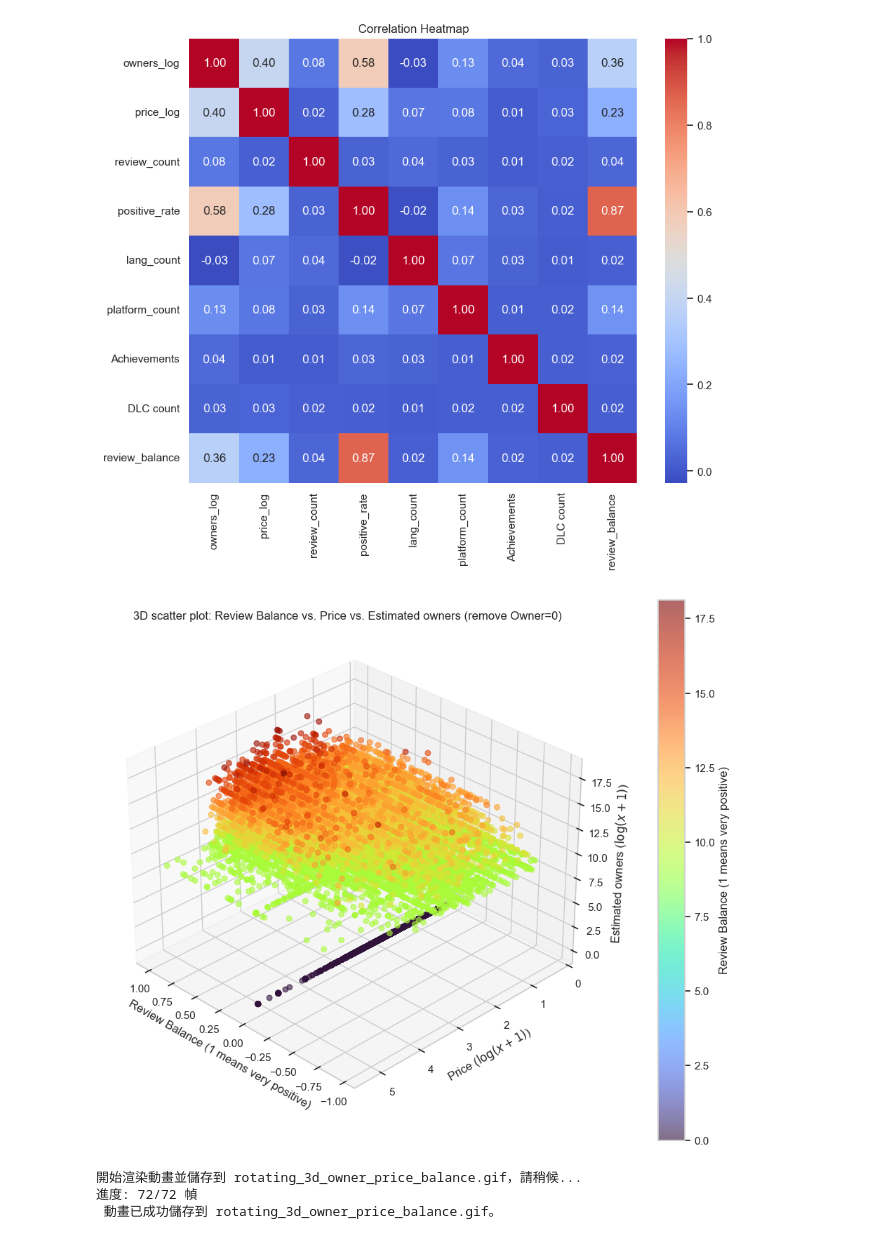
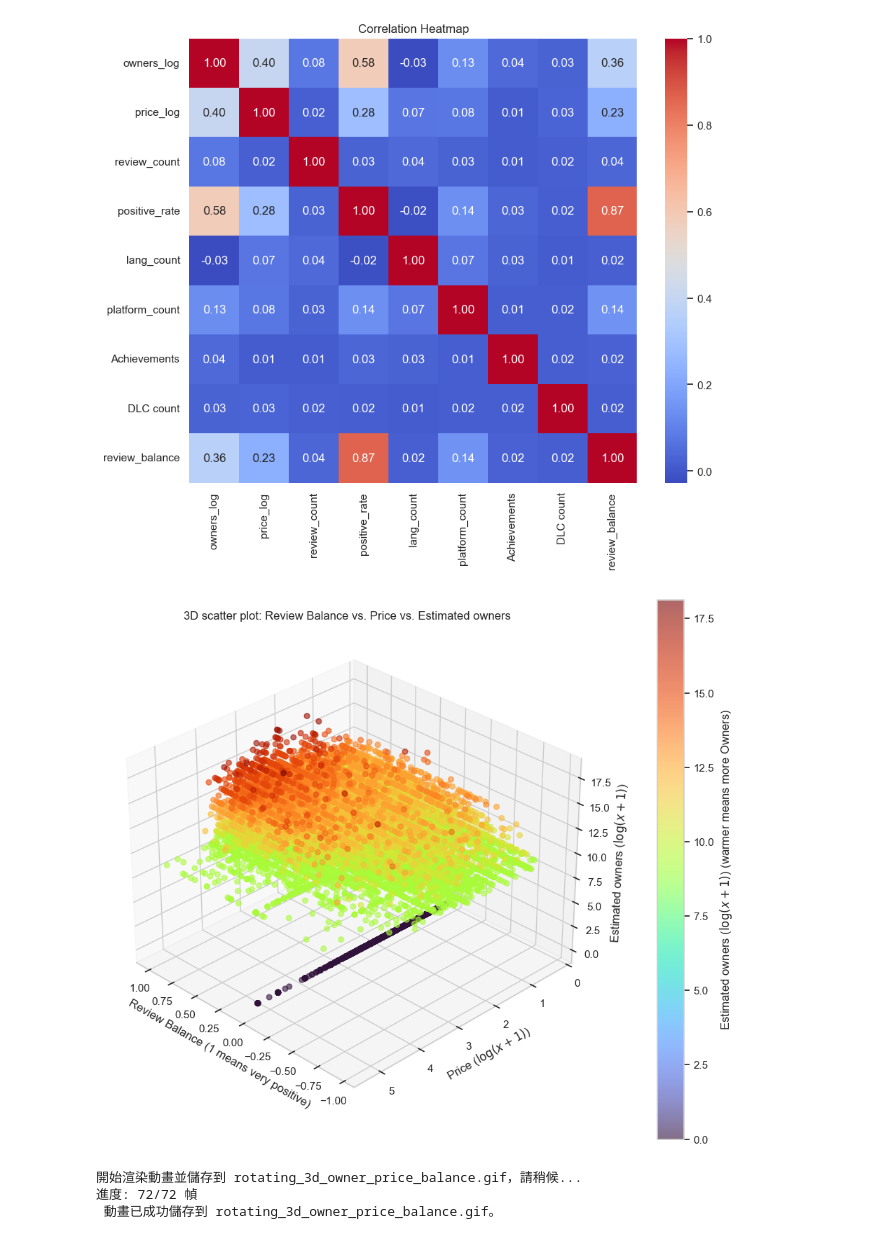
Before and after one commit to TinganYu/2025fall-Data-Science, a Jupyter notebook: code/EDA.ipynb, the cells around one changed output. Cells and saved outputs as stored; diff of their text form; code cells hidden in the pictures.

```diff
--- a/code/EDA.ipynb
+++ b/code/EDA.ipynb
@@ -234,36 +234,36 @@ fig = plt.figure(figsize=(12, 10))
 ax = fig.add_subplot(111, projection='3d')
 
 scatter = ax.scatter(
     # X 軸：Review Balance
     df_clean["review_balance"],
     # Y 軸：價格
     df_clean["price_log"],
     # Z 軸：擁有者數量
     df_clean['log_Estimated_owners_midpoint'],
 
     # 顏色代表 log_Estimated_owners_midpoint
     c=df_clean["log_Estimated_owners_midpoint"],
     cmap='turbo',
     s=30,
     alpha=0.6
 )
 
 # 調整視角 (使用您喜歡的視角)
 ax.view_init(elev=30, azim=135)
 
 # 更新標籤
 ax.set_xlabel("Review Balance (1 means very positive)")
 ax.set_ylabel("Price ($\log(x+1)$)")
 ax.set_zlabel("Estimated owners ($\log(x+1)$)")
-ax.set_title("3D scatter plot: Review Balance vs. Price vs. Estimated owners (remove Owner=0)")
+ax.set_title("3D scatter plot: Review Balance vs. Price vs. Estimated owners")
 
 # 添加顏色條
 cbar = fig.colorbar(scatter, ax=ax, pad=0.1)
-cbar.set_label("Review Balance (1 means very positive)")
+cbar.set_label("Estimated owners ($\log(x+1)$) (warmer means more Owners)")
 
 plt.show()
 # %% [output]
-[figure, old version]
+[figure, new version]
 # %%
 from matplotlib.animation import FuncAnimation, PillowWriter # 引入動畫和儲存模組
 
```
